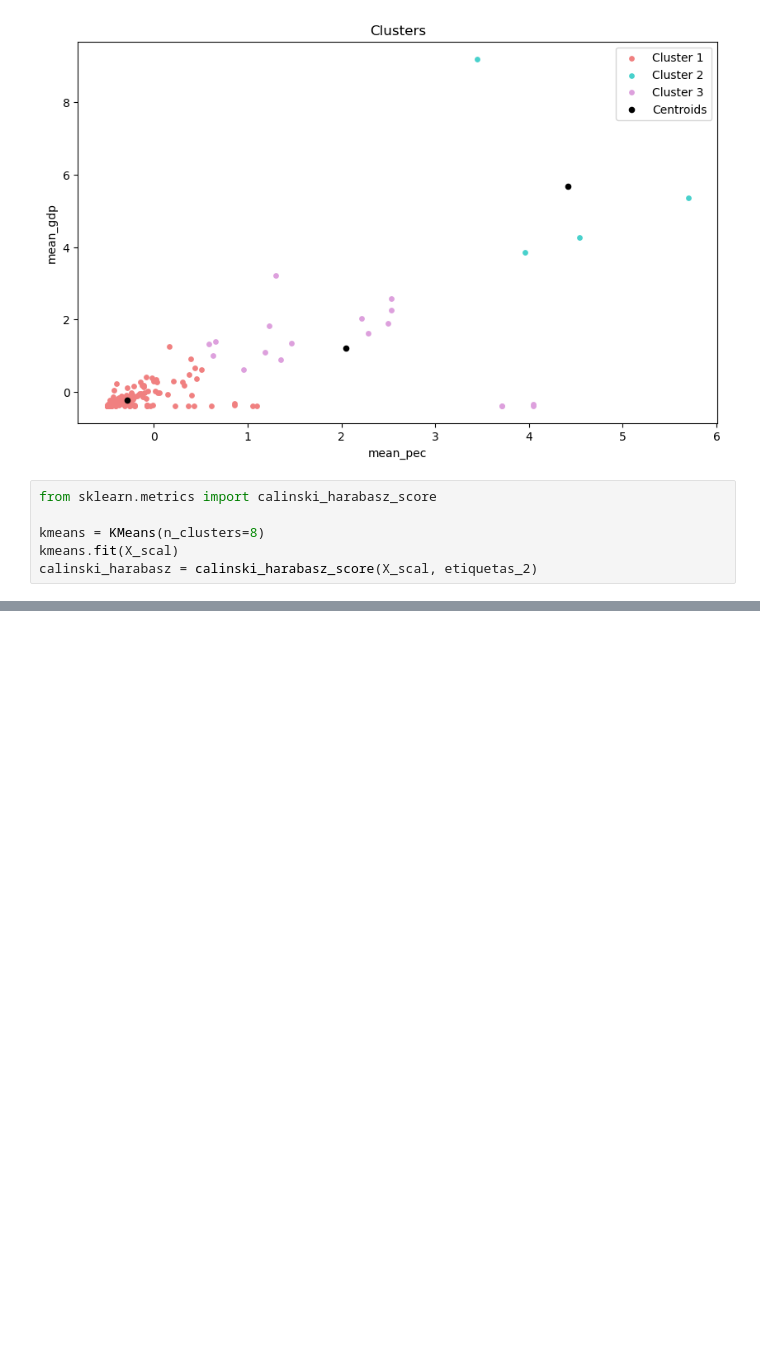
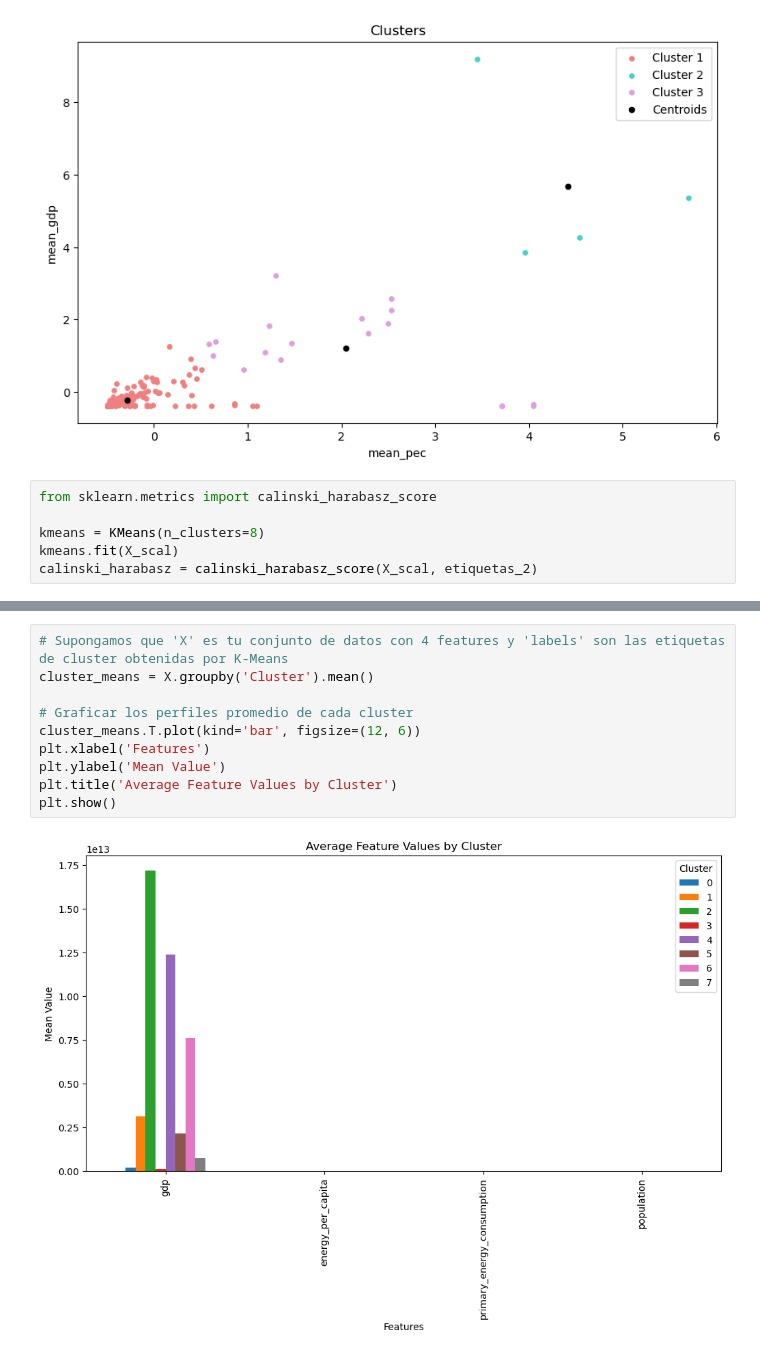
Before and after one commit to L-Ameneiro/EDA-Datasets, a Jupyter notebook: notebooks/K-means-Luna.ipynb, the cells around one changed output, grey strips where cells are left out. Drawn from its saved outputs; the diff is of its cells as text; blank space fills up the shorter version.

```diff
--- a/notebooks/K-means-Luna.ipynb
+++ b/notebooks/K-means-Luna.ipynb
@@ -441,0 +458,12 @@ calinski_harabasz
+# %%
+# Supongamos que 'X' es tu conjunto de datos con 4 features y 'labels' son las etiquetas de cluster obtenidas por K-Means
+cluster_means = X.groupby('Cluster').mean()
+
+# Graficar los perfiles promedio de cada cluster
+cluster_means.T.plot(kind='bar', figsize=(12, 6))
+plt.xlabel('Features')
+plt.ylabel('Mean Value')
+plt.title('Average Feature Values by Cluster')
+plt.show()
+# %% [output]
+[figure, added]
```
Also changed, not shown: parts of 31 cells of this notebook, 1 other file.
